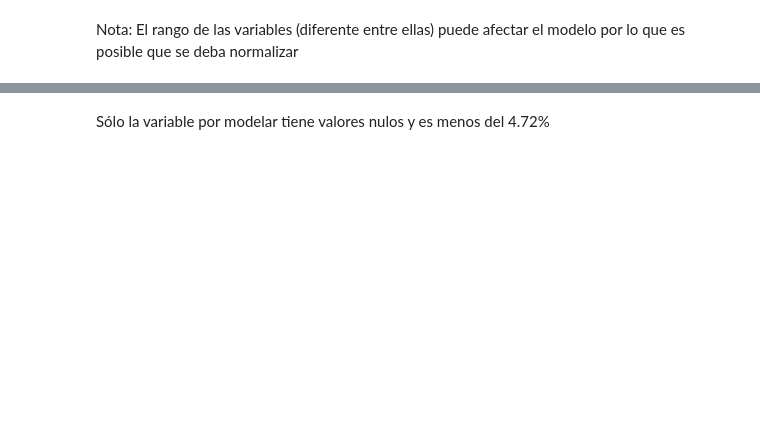
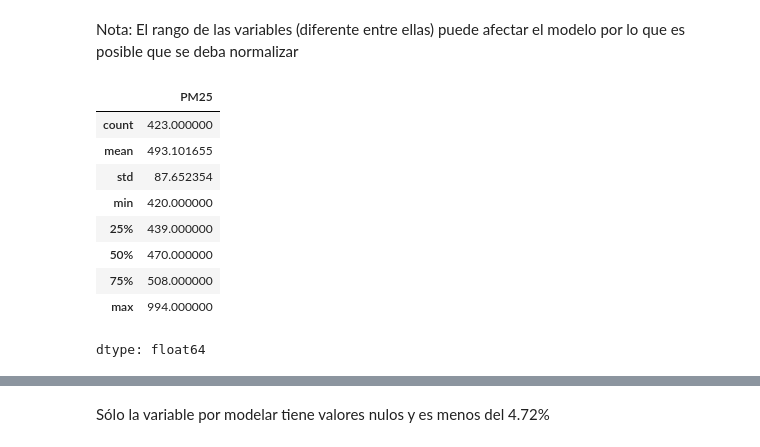
Before and after one commit to Emmanuel2211/.config, a Jupyter notebook: Entregable_Tarea_5_1_Alfaro_Cruz_Pérez_Rupit_Medea.ipynb, the cells around one changed output, grey strips where cells are left out. Cells and saved outputs as stored; diff of their text form; code cells hidden in the pictures; blank space fills up the shorter version.

```diff
--- a/Entregable_Tarea_5_1_Alfaro_Cruz_Pérez_Rupit_Medea.ipynb
+++ b/Entregable_Tarea_5_1_Alfaro_Cruz_Pérez_Rupit_Medea.ipynb
@@ -143,2 +146,17 @@ df.drop(columns=["NO", "year", "month", "day", "hour"]).describe()   # Estadíst
 # %% [markdown]
 Nota: El rango de las variables (diferente entre ellas) puede afectar el modelo por lo que es posible que se deba normalizar
+# %%
+threshold = df['PM25'].quantile(0.99)
+filtered_df = df[df['PM25'] >= threshold]
+filtered_df['PM25'].describe()
+# %% [output]
+|  | PM25 |
+| count | 423.000000 |
+| mean | 493.101655 |
+| std | 87.652354 |
+| min | 420.000000 |
+| 25% | 439.000000 |
+| 50% | 470.000000 |
+| 75% | 508.000000 |
+| max | 994.000000 |
+dtype: float64
```
Also changed, not shown: parts of 15 cells of this notebook.
